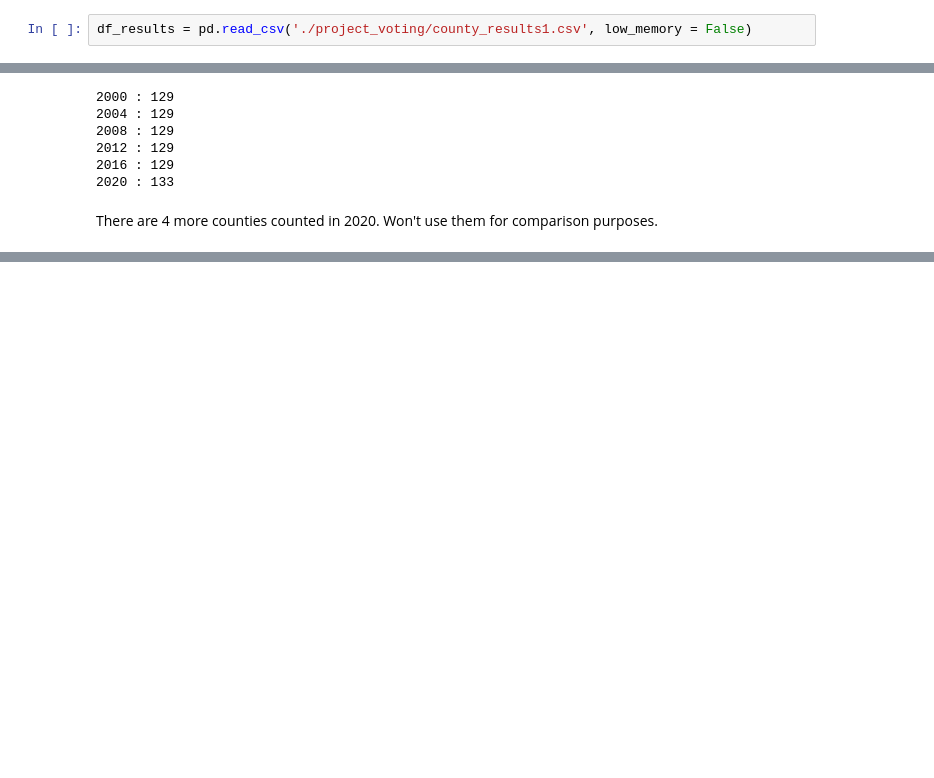
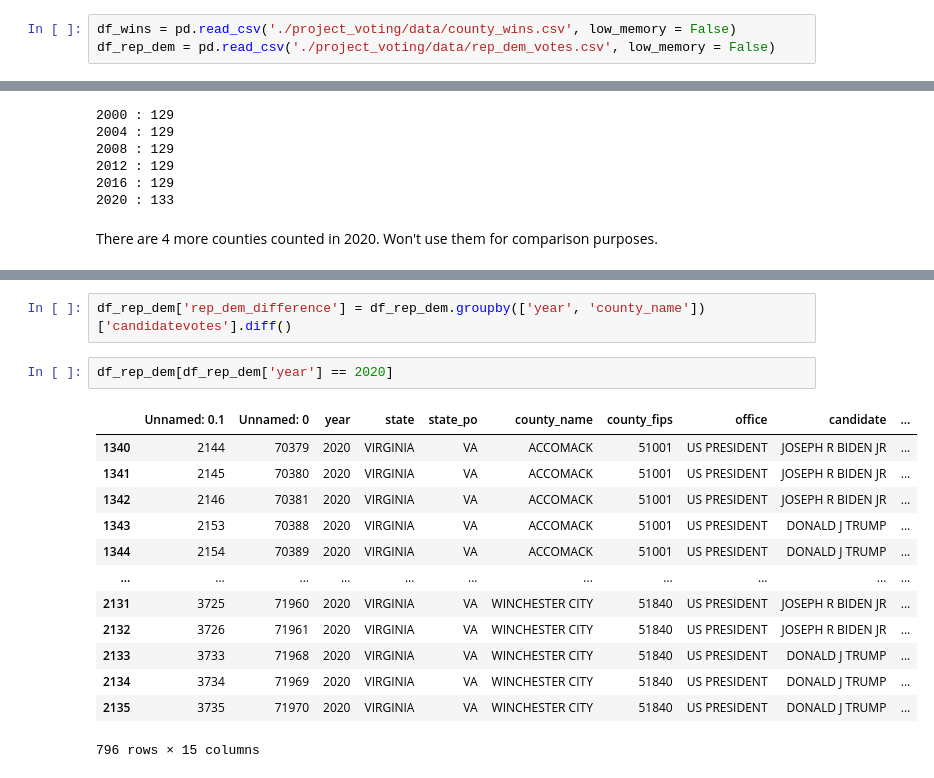
Before and after one commit to abkerper/project_voting, a Jupyter notebook: Allison2.ipynb, the cells around one changed output, grey strips where cells are left out. Saved outputs shown, nothing was run; the diff lists cells and outputs as text; blank space fills up the shorter version.

```diff
--- a/Allison2.ipynb
+++ b/Allison2.ipynb
@@ -12,4 +12,5 @@ import seaborn as sns
 from sklearn import linear_model
 from sklearn.model_selection import train_test_split
 # %%
-df_results = pd.read_csv('./project_voting/county_results1.csv', low_memory = False)
+df_wins = pd.read_csv('./project_voting/data/county_wins.csv', low_memory = False)
+df_rep_dem = pd.read_csv('./project_voting/data/rep_dem_votes.csv', low_memory = False)
@@ -103,0 +104,18 @@ results_by_county['ALBEMARLE']
+# %%
+df_rep_dem['rep_dem_difference'] = df_rep_dem.groupby(['year', 'county_name'])['candidatevotes'].diff()
+# %%
+df_rep_dem[df_rep_dem['year'] == 2020]
+# %% [output]
+|  | Unnamed: 0.1 | Unnamed: 0 | year | state | state_po | county_name | county_fips | office | candidate | ... |
+| 1340 | 2144 | 70379 | 2020 | VIRGINIA | VA | ACCOMACK | 51001 | US PRESIDENT | JOSEPH R BIDEN JR | ... |
+| 1341 | 2145 | 70380 | 2020 | VIRGINIA | VA | ACCOMACK | 51001 | US PRESIDENT | JOSEPH R BIDEN JR | ... |
+| 1342 | 2146 | 70381 | 2020 | VIRGINIA | VA | ACCOMACK | 51001 | US PRESIDENT | JOSEPH R BIDEN JR | ... |
+| 1343 | 2153 | 70388 | 2020 | VIRGINIA | VA | ACCOMACK | 51001 | US PRESIDENT | DONALD J TRUMP | ... |
+| 1344 | 2154 | 70389 | 2020 | VIRGINIA | VA | ACCOMACK | 51001 | US PRESIDENT | DONALD J TRUMP | ... |
+| ... | ... | ... | ... | ... | ... | ... | ... | ... | ... | ... |
+| 2131 | 3725 | 71960 | 2020 | VIRGINIA | VA | WINCHESTER CITY | 51840 | US PRESIDENT | JOSEPH R BIDEN JR | ... |
+| 2132 | 3726 | 71961 | 2020 | VIRGINIA | VA | WINCHESTER CITY | 51840 | US PRESIDENT | JOSEPH R BIDEN JR | ... |
+| 2133 | 3733 | 71968 | 2020 | VIRGINIA | VA | WINCHESTER CITY | 51840 | US PRESIDENT | DONALD J TRUMP | ... |
+| 2134 | 3734 | 71969 | 2020 | VIRGINIA | VA | WINCHESTER CITY | 51840 | US PRESIDENT | DONALD J TRUMP | ... |
+| 2135 | 3735 | 71970 | 2020 | VIRGINIA | VA | WINCHESTER CITY | 51840 | US PRESIDENT | DONALD J TRUMP | ... |
+796 rows × 15 columns
```
Also changed, not shown: parts of 21 cells of this notebook.
